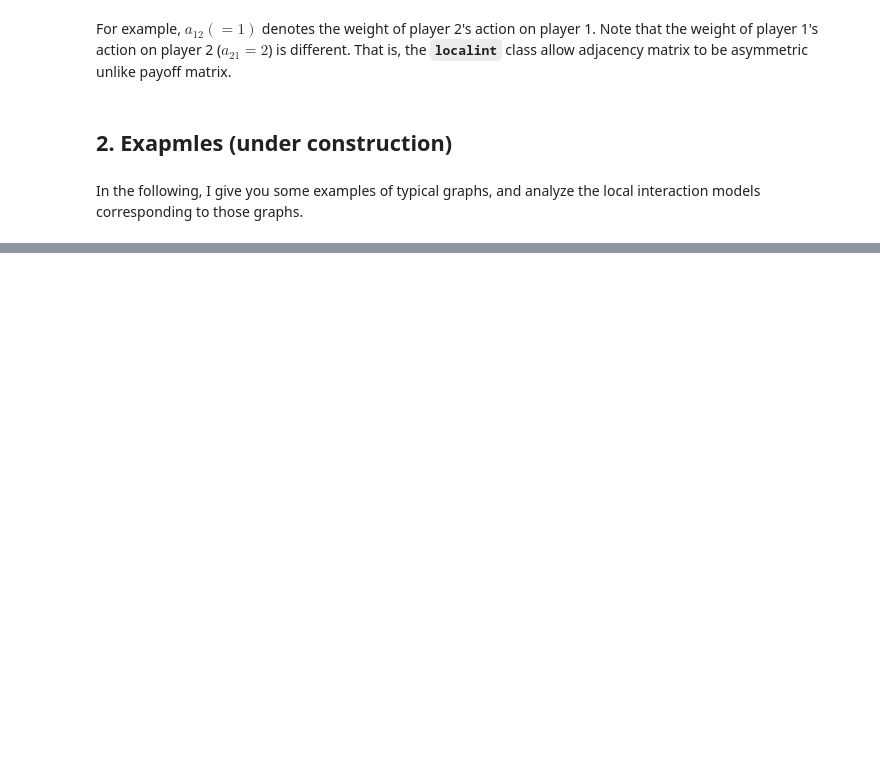
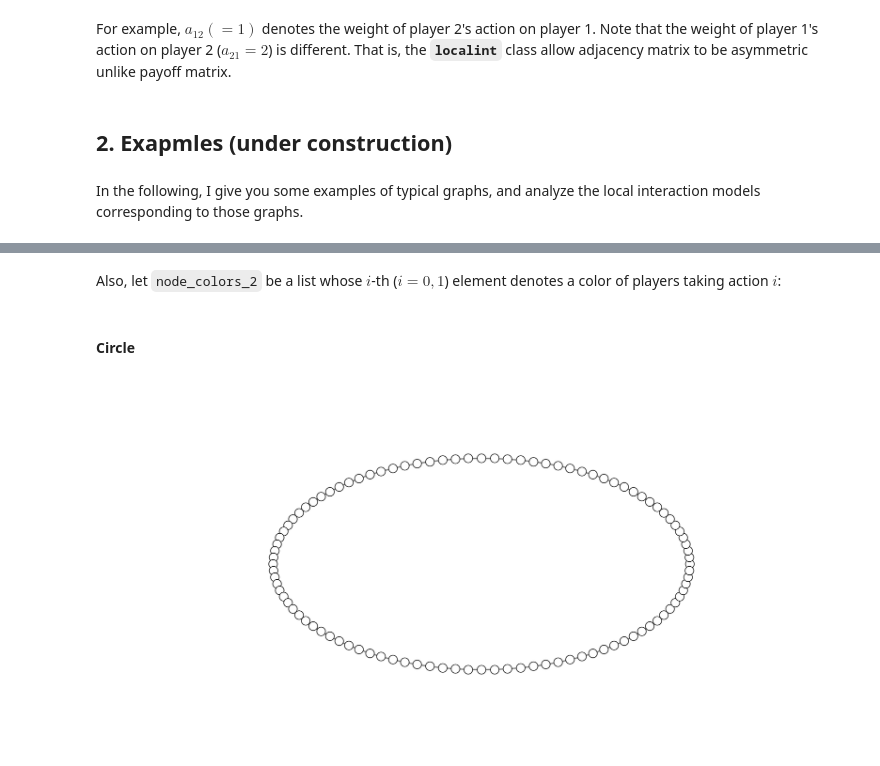
Before and after one commit to oyamad/game_theory_models, a Jupyter notebook: localint_note.ipynb, the cells around one changed output, grey strips where cells are left out. Saved outputs shown, nothing was run; the diff lists cells and outputs as text; code cells hidden in the pictures; blank space fills up the shorter version.

```diff
--- a/localint_note.ipynb
+++ b/localint_note.ipynb
@@ -236,0 +152,2 @@ array([[0, 1, 0, 0, 0, 0, 1, 0],
+# %% [markdown]
+Also, let `node_colors_2` be a list whose $i$-th ($i = 0, 1$) element denotes a color of players taking action $i$:
@@ -236,0 +156,2 @@ array([[0, 1, 0, 0, 0, 0, 1, 0],
+# %% [markdown]
+#### Circle
@@ -236,0 +167,4 @@ array([[0, 1, 0, 0, 0, 0, 1, 0],
+# %%
+Image(filename='./localint_materials/circle.png') # For nbviewers.
+# %% [output]
+[figure, added]
```
Also changed, not shown: parts of 57 cells of this notebook.
